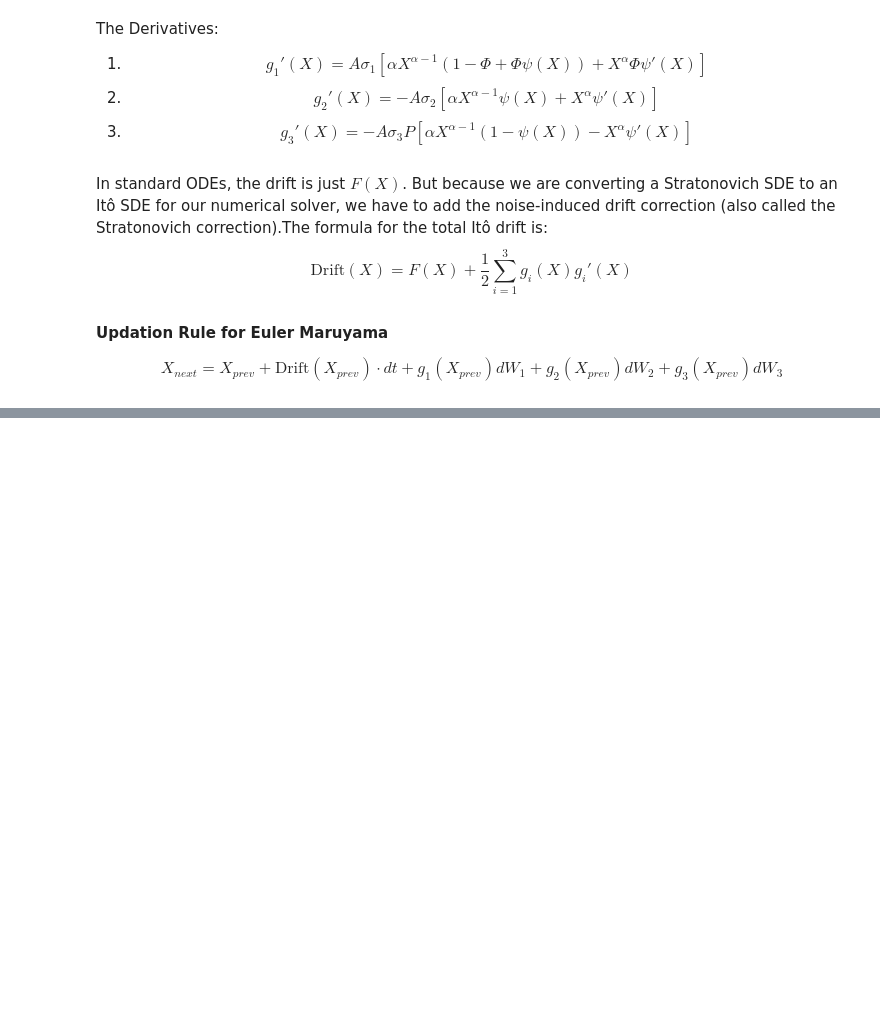
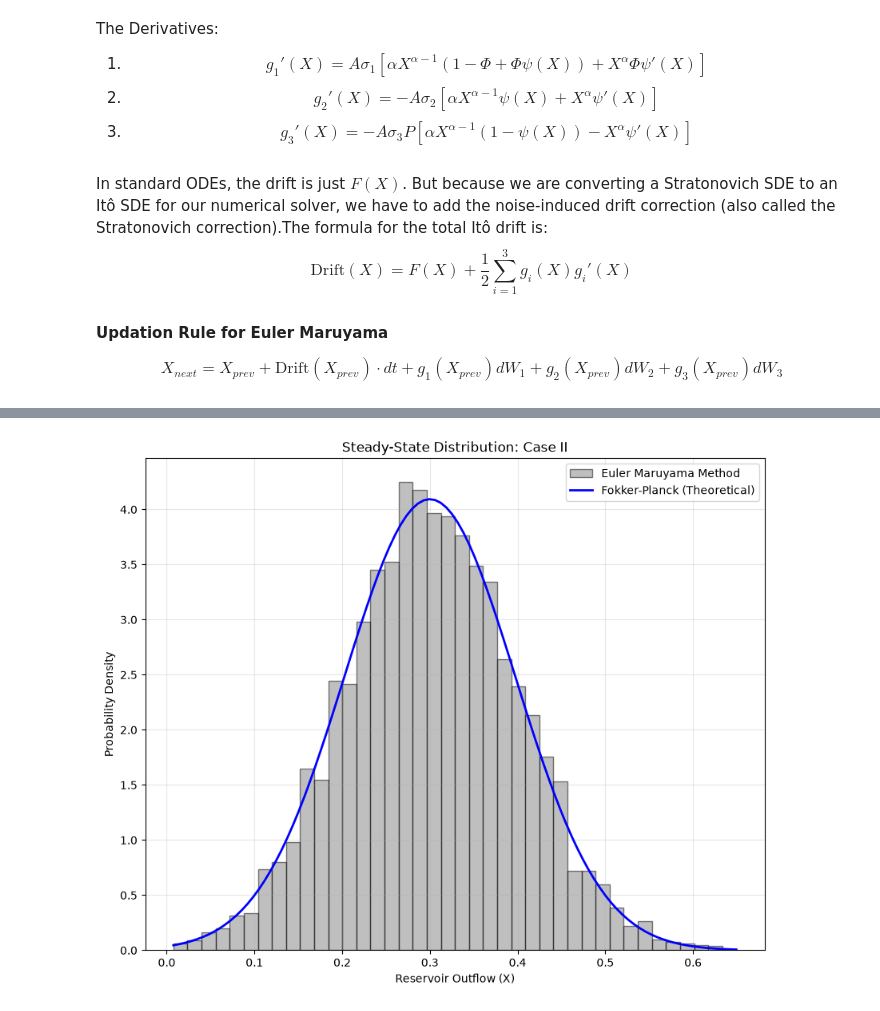
Before and after one commit to AKwasTaken/BrownianDecay, a Jupyter notebook: ProjectNotes/Hydrology/Rough/Hydrology.ipynb, the cells around one changed output, grey strips where cells are left out. Saved outputs shown, nothing was run; the diff lists cells and outputs as text; code cells hidden in the pictures; blank space fills up the shorter version.

```diff
--- a/ProjectNotes/Hydrology/Rough/Hydrology.ipynb
+++ b/ProjectNotes/Hydrology/Rough/Hydrology.ipynb
@@ -179,0 +279,19 @@ Error:
+# %%
+a_val_2 = 0.1
+p_case2 = Hydrology(
+    c=0.0, e=0.0,
+    Phi=0.7,
+    sigma_3=np.sqrt(0.1),
+    P=1.0,
+    E=0.0,
+    a_p=0.1,
+    sigma_1=1.0,
+    sigma_2=0.0,
+    alpha=0.0, beta=1.0, gamma=1.0,
+    A=a_val_2, B=0.0
+)
+
+X_paths_2 = EulerMaruyama(X0=0.5, p=p_case2, T=100.0, N=2000, M=5000)
+fp_validate(X_paths_2, p_case2, case="II")
+# %% [output]
+[figure, added]
```
Also changed, not shown: parts of 42 cells of this notebook, 1 other file.
